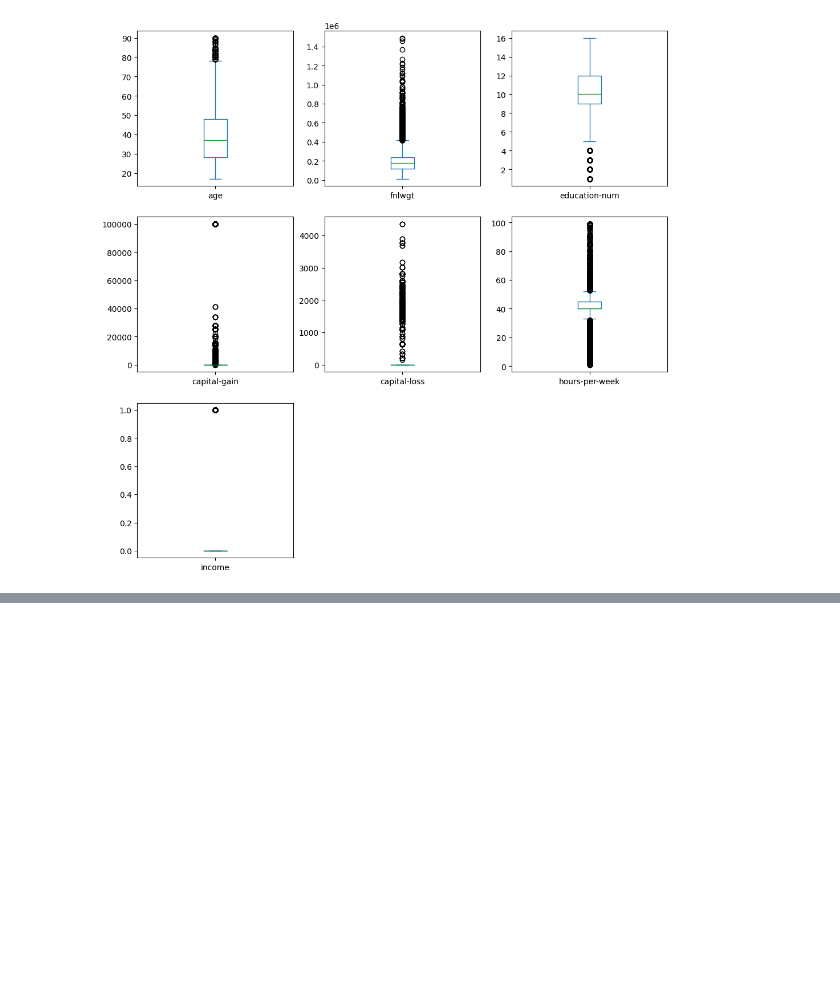
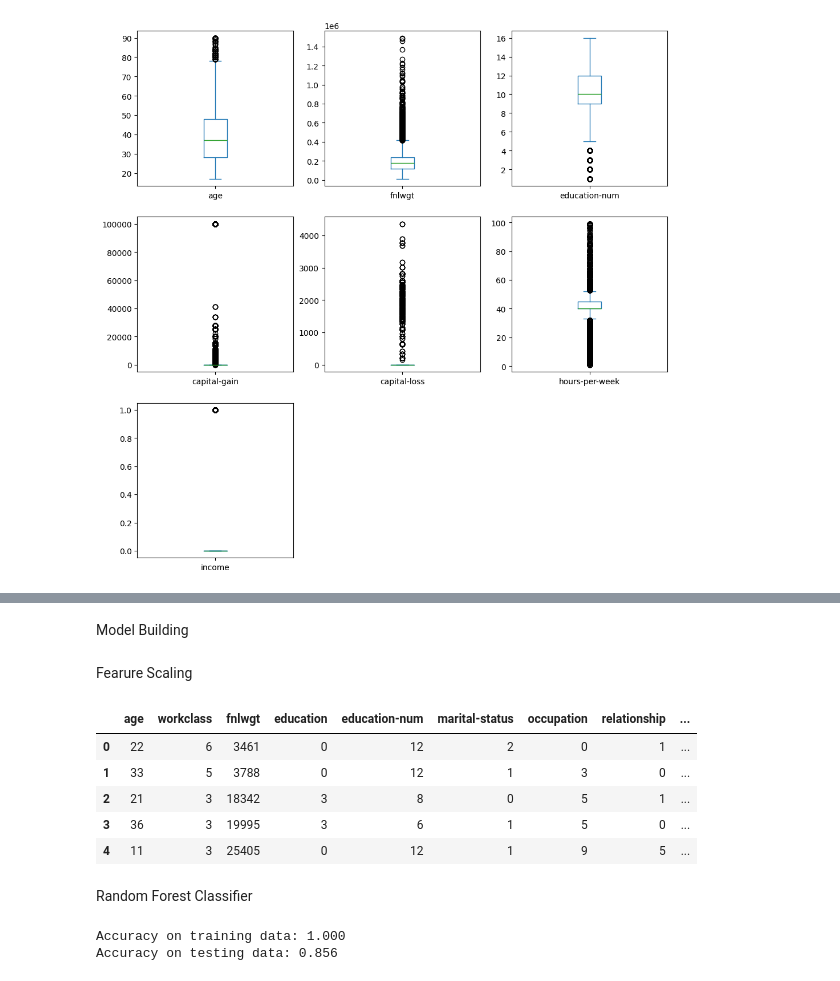
Before and after one commit to NethumDinusara/ML_CW, a Jupyter notebook: ML_CW_20221249.ipynb, the cells around one changed output, grey strips where cells are left out. Cells and saved outputs as stored; diff of their text form; code cells hidden in the pictures; blank space fills up the shorter version.

```diff
--- a/ML_CW_20221249.ipynb
+++ b/ML_CW_20221249.ipynb
@@ -411,3 +411,5 @@ px.pie(df,values='education-num', names='education', title='Percentage of educat
 # %% [output]
 ValueError: Mime type rendering requires nbformat>=4.2.0 but it is not installed
 [interactive output not drawn]
+# %% [markdown]
+Model Building
@@ -413,0 +419,2 @@ ValueError: Mime type rendering requires nbformat>=4.2.0 but it is not installed
+# %% [markdown]
+Fearure Scaling
@@ -413,0 +423,11 @@ ValueError: Mime type rendering requires nbformat>=4.2.0 but it is not installed
+# %%
+df_1 = df.copy()
+df_1 = df_1.apply(LabelEncoder().fit_transform)
+df_1.head()
+# %% [output]
+|  | age | workclass | fnlwgt | education | education-num | marital-status | occupation | relationship | ... |
+| 0 | 22 | 6 | 3461 | 0 | 12 | 2 | 0 | 1 | ... |
+| 1 | 33 | 5 | 3788 | 0 | 12 | 1 | 3 | 0 | ... |
+| 2 | 21 | 3 | 18342 | 3 | 8 | 0 | 5 | 1 | ... |
+| 3 | 36 | 3 | 19995 | 3 | 6 | 1 | 5 | 0 | ... |
+| 4 | 11 | 3 | 25405 | 0 | 12 | 1 | 9 | 5 | ... |
@@ -413,0 +442,19 @@ ValueError: Mime type rendering requires nbformat>=4.2.0 but it is not installed
+# %% [markdown]
+Random Forest Classifier
+# %%
+from sklearn.ensemble import RandomForestClassifier
+
+# Initialize the Random Forest Classifier
+rafoc = RandomForestClassifier()
+# Fit the model to the training data
+model_1 = rafoc.fit(X_train,y_train)
+# Make predictions on the test data
+prediction_1 = model_1.predict(X_test)
+
+# Print the accuracy on the training data
+print('Accuracy on training data: {:.3f}'.format(rafoc.score(X_train,y_train)))
+# Print the accuracy on the testing data
+print('Accuracy on testing data: {:.3f}'.format(rafoc.score(X_test,y_test)))
+# %% [output]
+Accuracy on training data: 1.000
+Accuracy on testing data: 0.856
```
Also changed, not shown: parts of 10 cells of this notebook.
